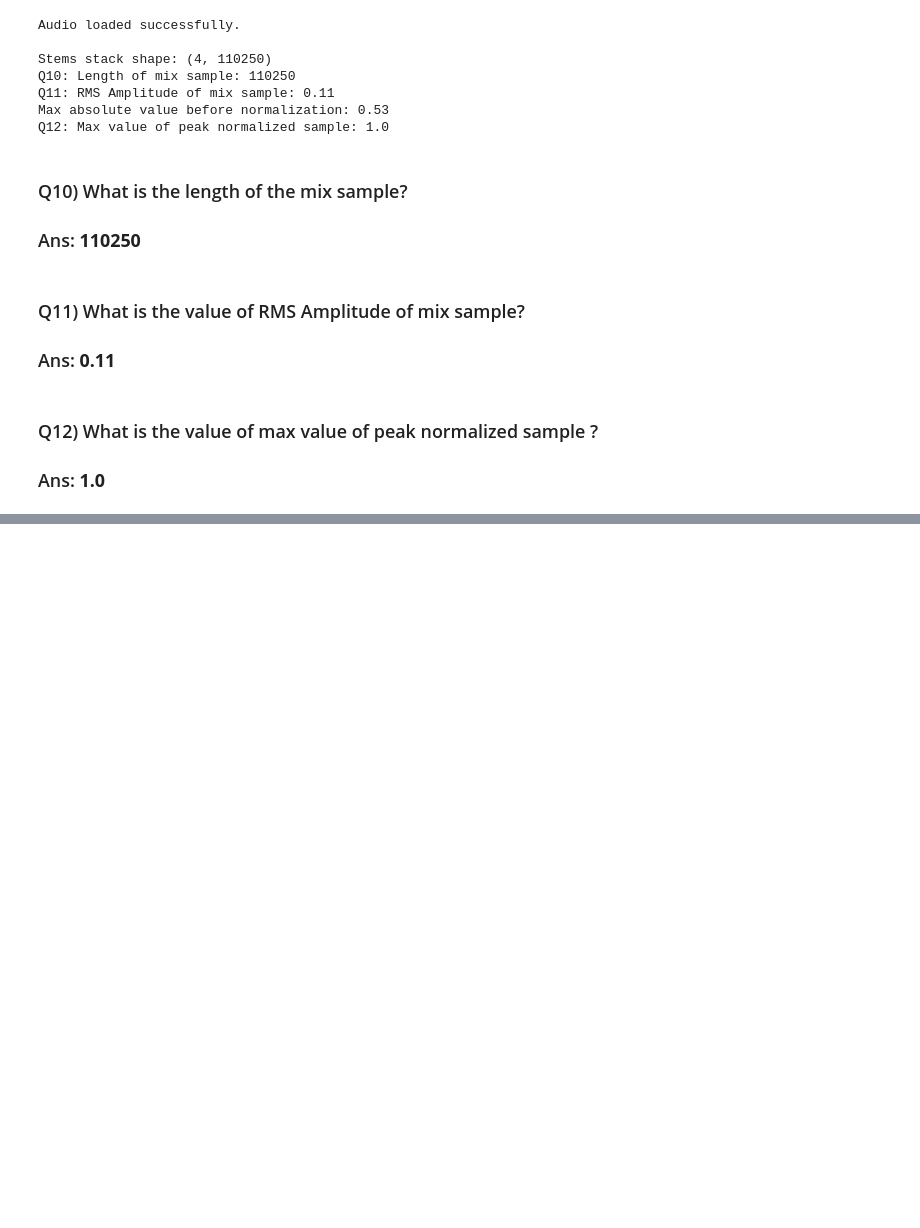
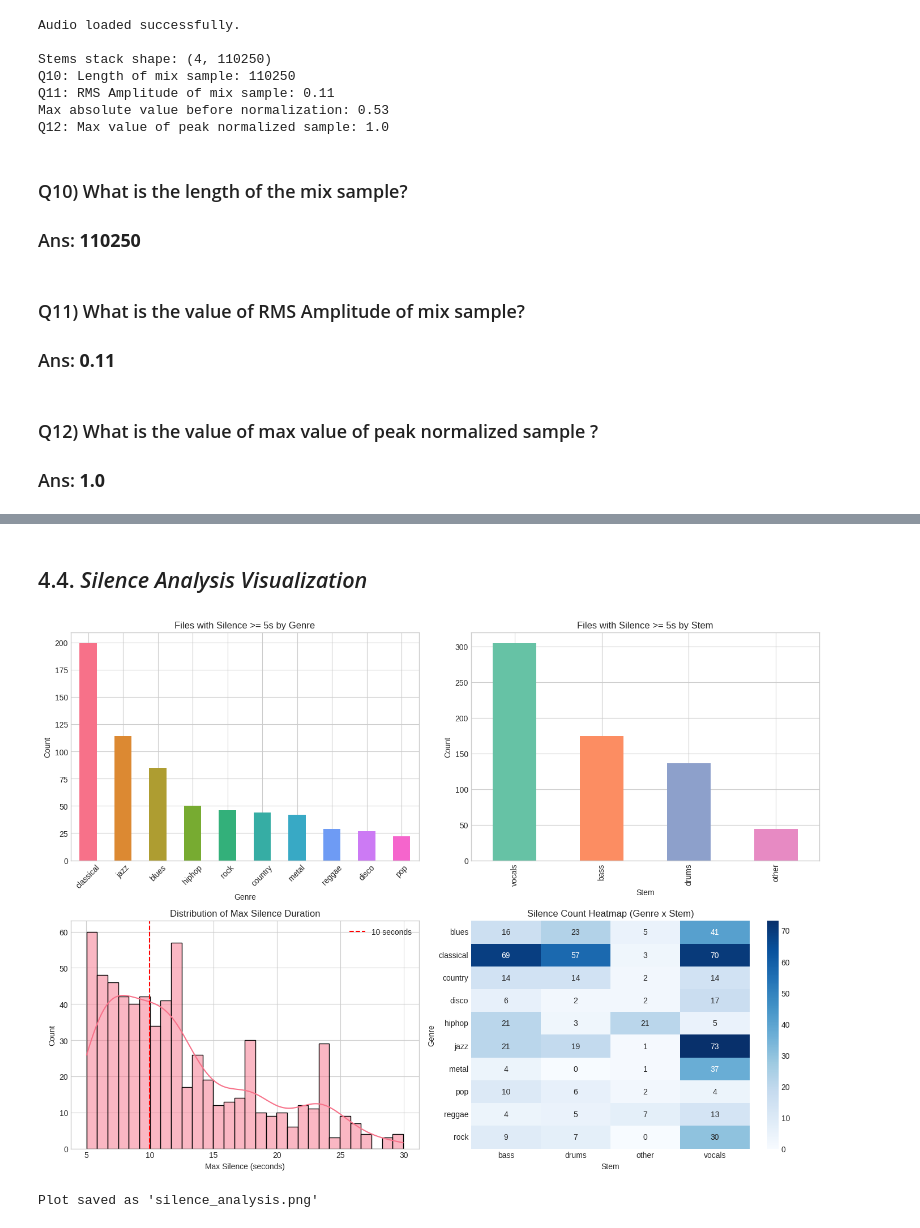
Before and after one commit to 21f3000342/DL-21f3000342-notebook-t12026, a Jupyter notebook: notebooks/milestone-1.ipynb, the cells around one changed output, grey strips where cells are left out. Saved outputs shown, nothing was run; the diff lists cells and outputs as text; code cells hidden in the pictures; blank space fills up the shorter version.

Commit message:
Milestone 1: Added initial EDA and data preprocessing

```diff
--- a/notebooks/milestone-1.ipynb
+++ b/notebooks/milestone-1.ipynb
@@ -7,11 +9,16 @@ from tqdm import tqdm
 import librosa
 import librosa.display
 import matplotlib.pyplot as plt
+import seaborn as sns
 import random
 import torch
-
+import IPython.display as ipd
+from collections import defaultdict
+import scipy.stats as stats
 import warnings
 warnings.filterwarnings("ignore")
+plt.style.use('seaborn-v0_8-whitegrid')
+sns.set_palette("husl")
 
 # CONFIGURATION
 DATA_SEED = 67
@@ -344,0 +572,54 @@ Q12: Max value of peak normalized sample: 1.0
+# %% [markdown]
+## 4.4. *Silence Analysis Visualization*
+# %%
+
+def visualize_silence_analysis(df_silence):
+
+    if len(df_silence) == 0:
+        print("No silence data to visualize.")
+        return
+
+    fig, axes = plt.subplots(2, 2, figsize=(14, 10))
+
+    # 1. Silence count by genre
+    ax1 = axes[0, 0]
+    genre_counts = df_silence['Genre'].value_counts()
+    genre_counts.plot(kind='bar', ax=ax1, color=sns.color_palette("husl", len(genre_counts)))
+    ax1.set_title('Files with Silence >= 5s by Genre')
+    ax1.set_xlabel('Genre')
+    ax1.set_ylabel('Count')
+    ax1.tick_params(axis='x', rotation=45)
+
+    # 2. Silence count by stem
+    ax2 = axes[0, 1]
+    stem_counts = df_silence['Stem'].value_counts()
+    stem_counts.plot(kind='bar', ax=ax2, color=sns.color_palette("Set2", len(stem_counts)))
+    ax2.set_title('Files with Silence >= 5s by Stem')
+    ax2.set_xlabel('Stem')
+    ax2.set_ylabel('Count')
+
+    # 3. Max silence duration distribution
+    ax3 = axes[1, 0]
+    sns.histplot(data=df_silence, x='Max_Silence_Sec', bins=30, kde=True, ax=ax3)
+    ax3.axvline(x=10, color='red', linestyle='--', label='10 seconds')
+    ax3.set_title('Distribution of Max Silence Duration')
+    ax3.set_xlabel('Max Silence (seconds)')
+    ax3.legend()
+
+    # 4. Heatmap of silence counts (Genre x Stem)
+    ax4 = axes[1, 1]
+    pivot_silence = pd.pivot_table(df_silence, values='File_Path', index='Genre',
+                                    columns='Stem', aggfunc='count', fill_value=0)
+    sns.heatmap(pivot_silence, annot=True, fmt='d', cmap='Blues', ax=ax4)
+    ax4.set_title('Silence Count Heatmap (Genre x Stem)')
+
+    plt.tight_layout()
+    plt.savefig('silence_analysis.png', dpi=150, bbox_inches='tight')
+    plt.show()
+
+    print("Plot saved as 'silence_analysis.png'")
+
+visualize_silence_analysis(df_silence)
+# %% [output]
+[figure, added]
+Plot saved as 'silence_analysis.png'
```
Also changed, not shown: parts of 21 cells of this notebook.
